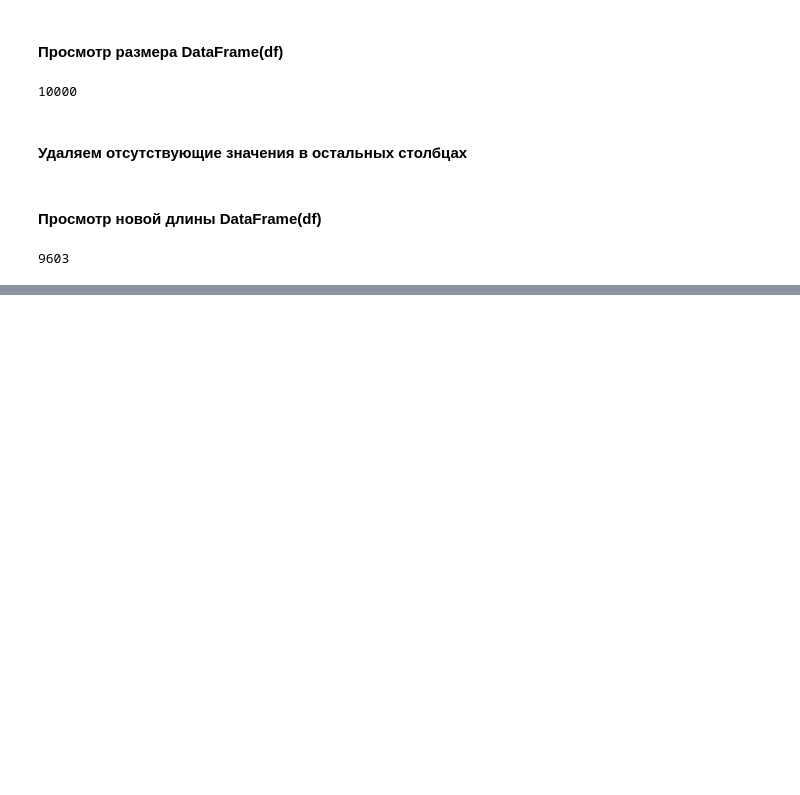
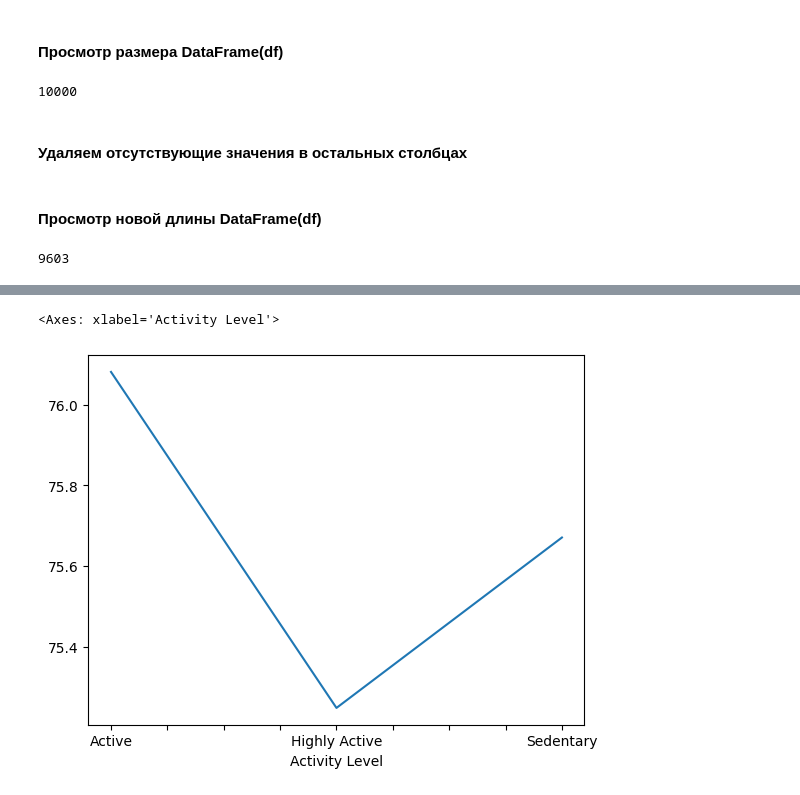
Before and after one commit to AndryushkaKolesnikov/SmartHealth-Watch-Analytics, a Jupyter notebook: smartwatch_human.ipynb, the cells around one changed output, grey strips where cells are left out. Drawn from its saved outputs; the diff is of its cells as text; code cells hidden in the pictures; blank space fills up the shorter version.

```diff
--- a/smartwatch_human.ipynb
+++ b/smartwatch_human.ipynb
@@ -260,0 +332,5 @@ len(df)
+# %%
+train.groupby('Activity Level')['Heart Rate (BPM)'].median().plot()
+# %% [output]
+<Axes: xlabel='Activity Level'>
+[figure, added]
```
Also changed, not shown: parts of 39 cells of this notebook.
